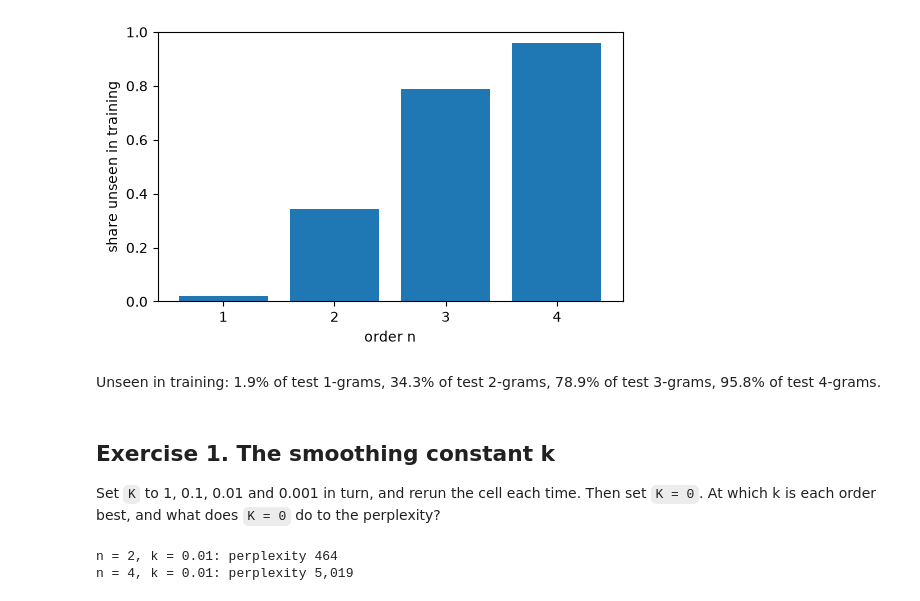
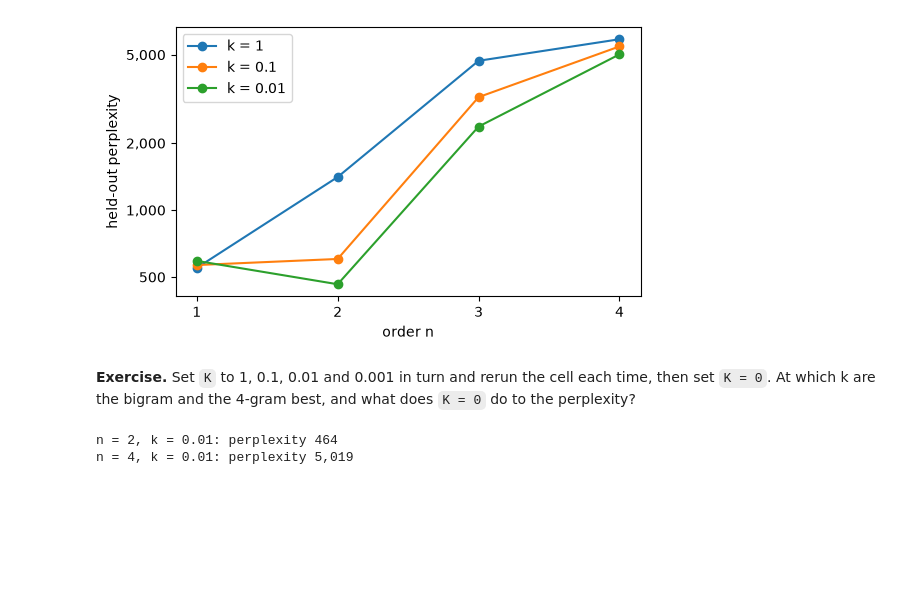
Before and after one commit to josterri/predicting-the-next-words-notebooks, a Jupyter notebook: ch03_workbook.ipynb, the cells around one changed output. Drawn from its saved outputs; the diff is of its cells as text; code cells hidden in the pictures; blank space fills up the shorter version.

```diff
--- a/ch03_workbook.ipynb
+++ b/ch03_workbook.ipynb
@@ -107,25 +226,20 @@ longer the n-gram, the larger the share of test n-grams with count zero:
-# %%
-def unseen_share(counts, test, n):
-    """Share of the scored test positions whose n-gram never occurs in training."""
-    return sum(counts[n][tuple(test[i - n + 1:i + 1])] == 0 for i in range(START, len(test))) / (len(test) - START)
-
-
-shares = [unseen_share(counts, test, n) for n in orders]
-fig, ax = plt.subplots(figsize=(6, 3.5))
-ax.bar(orders, shares)
-ax.set(xlabel="order n", ylabel="share unseen in training", xticks=orders, ylim=(0, 1))
-plt.show()
-display(Markdown("Unseen in training: " + ", ".join(
-    f"{s:.1%} of test {n}-grams" for n, s in zip(orders, shares)) + "."))
-# %% [output]
-[figure, removed]
-Unseen in training: 1.9% of test 1-grams, 34.3% of test 2-grams, 78.9% of test 3-grams, 95.8% of test 4-grams.
+# %%
+orders = list(range(1, N_MAX + 1))
+pp = {k: [perplexity(counts, test, V, n, k) for n in orders] for k in (1, 0.1, 0.01)}
+fig, ax = plt.subplots(figsize=(6, 3.5))
+for k, row in pp.items():
+    ax.plot(orders, row, marker="o", label=f"k = {k}")
+ax.set(xlabel="order n", ylabel="held-out perplexity", xticks=orders, yscale="log")
+ax.set_yticks([500, 1000, 2000, 5000], labels=["500", "1,000", "2,000", "5,000"])
+ax.minorticks_off()
+ax.legend()
+plt.show()
+# %% [output]
+[figure, added]
 # %% [markdown]
-## Exercise 1. The smoothing constant k
-
-Set `K` to 1, 0.1, 0.01 and 0.001 in turn, and rerun the cell each time.
-Then set `K = 0`. At which k is each order best, and what does `K = 0` do to
-the perplexity?
+**Exercise.** Set `K` to 1, 0.1, 0.01 and 0.001 in turn and rerun the cell
+each time, then set `K = 0`. At which k are the bigram and the 4-gram best,
+and what does `K = 0` do to the perplexity?
 # %%
 K = 0.01
 
```
Also changed, not shown: parts of 31 cells of this notebook.
